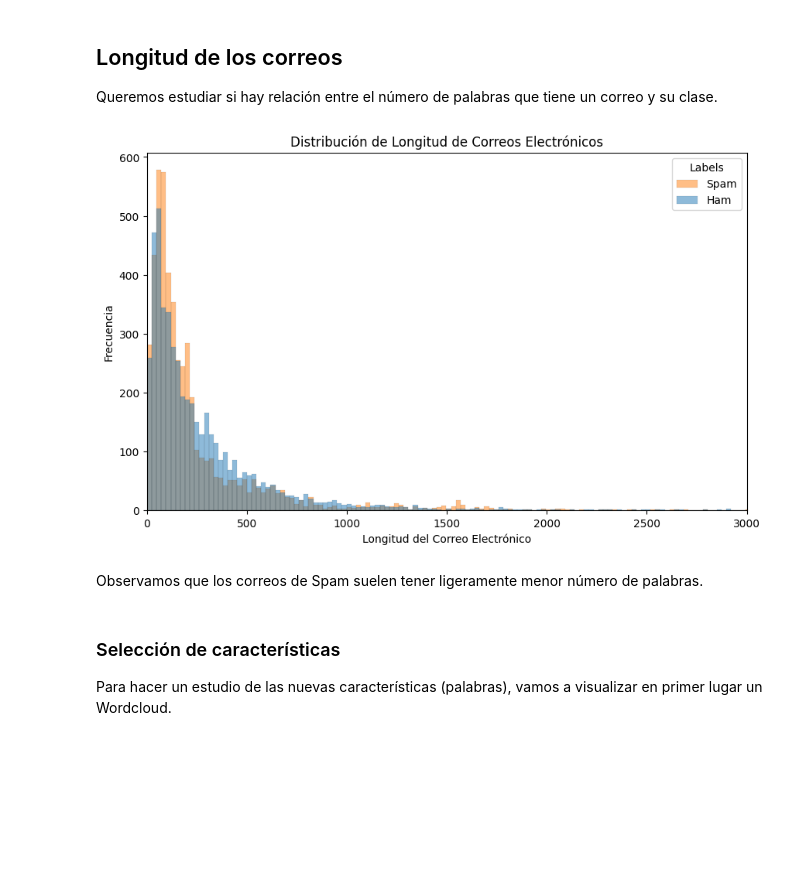
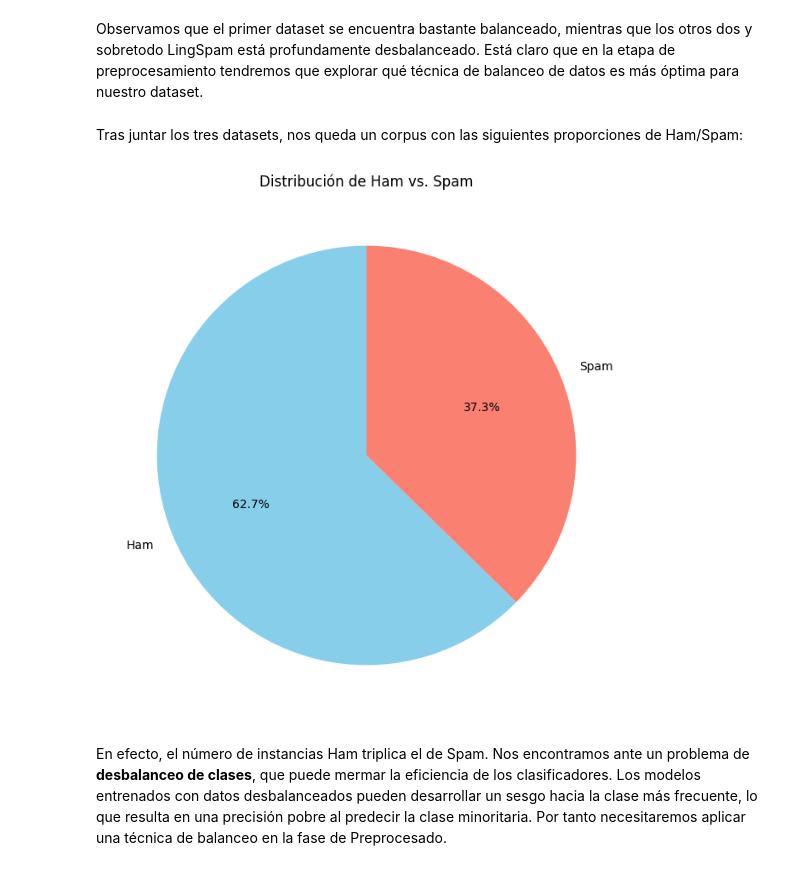
Before and after one commit to monicacg1111/TFG, a Jupyter notebook: Visualizacion.ipynb, the cells around one changed output. Drawn from its saved outputs; the diff is of its cells as text; code cells hidden in the pictures; blank space fills up the shorter version.

```diff
--- a/Visualizacion.ipynb
+++ b/Visualizacion.ipynb
@@ -142,30 +372,21 @@ Name: count, dtype: int64
-# %% [markdown]
-## Longitud de los correos
-Queremos estudiar si hay relación entre el número de palabras que tiene un correo y su clase.
-# %%
-#Función que devuelve el número de palabras que tiene un correo
-def num_words(email):
-    return len(email.split())
-
-def distribucion_longitud(data):
-    #Aplico la función num_words a cada fila de la columna "Body" y guardo el resultado en una nueva columna "n_words"
-    data1["n_words"] = data1["Body"].apply(num_words)
-    data1.head()
-
-    plt.figure(figsize=(10, 6))
-    plt.title("Distribución de Longitud de Correos Electrónicos")
-    sns.histplot(data=data, x="n_words", hue="Label")
-    plt.xlabel('Longitud del Correo Electrónico')
-    plt.ylabel('Frecuencia')
-    plt.xlim(0, 3000)
-    plt.legend(title="Labels", labels={"Spam":1, "Ham":0})
-    plt.show()
-
-distribucion_longitud(data1) #Muestro la Longitud de correos en Enron
-# %% [output]
-[figure, removed]
-# %% [markdown]
-Observamos que los correos de Spam suelen tener ligeramente menor número de palabras.
-# %% [markdown]
-### Selección de características
-Para hacer un estudio de las nuevas características (palabras), vamos a visualizar en primer lugar un Wordcloud.
+# %% [markdown]
+Observamos que el primer dataset se encuentra bastante balanceado, mientras que los otros dos y sobretodo LingSpam está profundamente desbalanceado. Está claro que en la etapa de preprocesamiento tendremos que explorar qué técnica de balanceo de datos es más óptima para nuestro dataset.
+# %% [markdown]
+Tras juntar los tres datasets, nos queda un corpus con las siguientes proporciones de Ham/Spam:
+# %%
+def pie_chart(data):
+    #Calculamos los porcentajes de Spam y Ham
+    spam_counts = data['Label'].value_counts(normalize=True)
+
+    #Visualizamos los porcentajes en un gráfico circular (pie chart)
+    plt.figure(figsize=(8, 8))
+    plt.pie(spam_counts, labels=['Ham', 'Spam'], autopct='%1.1f%%', startangle=90, colors=['skyblue', 'salmon'])
+    plt.title('Distribución de Ham vs. Spam')
+    plt.show()
+
+# Supongamos que data_clean es tu DataFrame y tiene una columna 'Label' que indica si cada correo es Spam (1) o Ham (0)
+pie_chart(data_clean)
+# %% [output]
+[figure, added]
+# %% [markdown]
+En efecto, el número de instancias Ham triplica el de Spam. Nos encontramos ante un problema de **desbalanceo de clases**, que puede mermar la eficiencia de los clasificadores. Los modelos entrenados con datos desbalanceados pueden desarrollar un sesgo hacia la clase más frecuente, lo que resulta en una precisión pobre al predecir la clase minoritaria. Por tanto necesitaremos aplicar una técnica de balanceo en la fase de Preprocesado.
```
Also changed, not shown: parts of 62 cells of this notebook, 1 other file.
